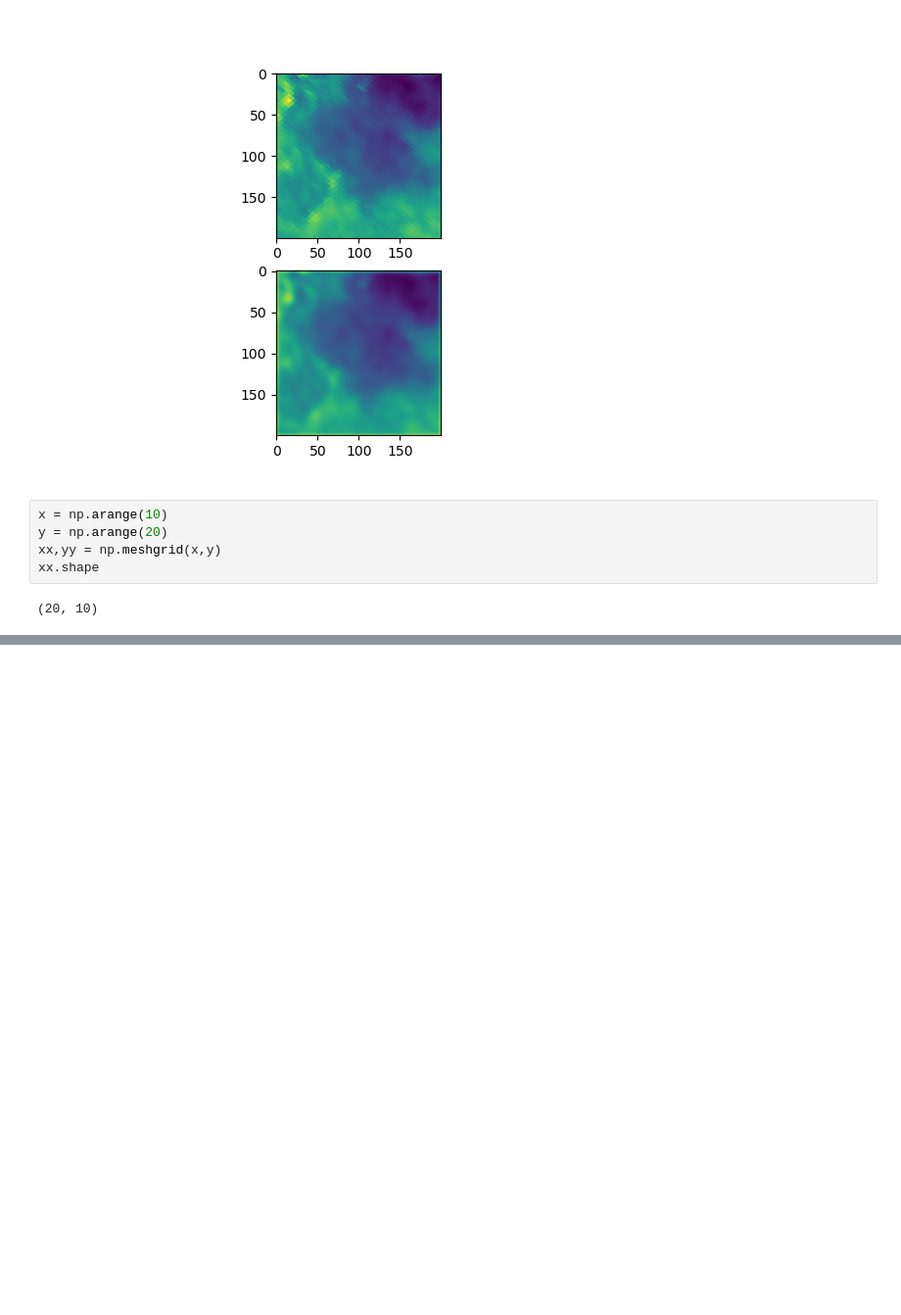
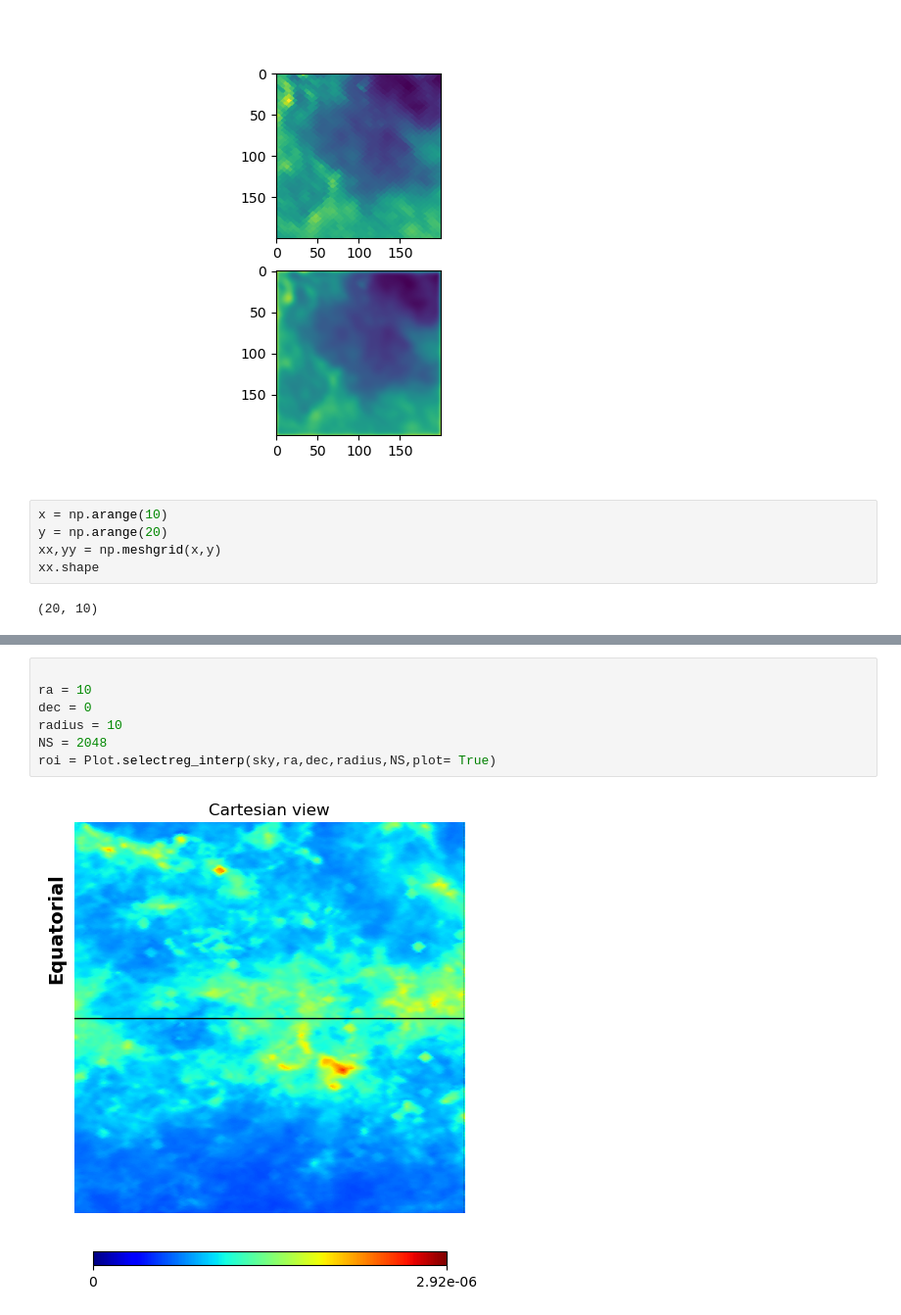
Before and after one commit to Eduard-2001/SimulateGammaRaySource, a Jupyter notebook: Simulation/whatever.ipynb, the cells around one changed output, grey strips where cells are left out. Shown at 98% size. Cells and saved outputs as stored; diff of their text form; blank space fills up the shorter version.

```diff
--- a/Simulation/whatever.ipynb
+++ b/Simulation/whatever.ipynb
@@ -64,0 +84,9 @@ xx.shape
+# %%
+
+ra = 10
+dec = 0
+radius = 10
+NS = 2048
+roi = Plot.selectreg_interp(sky,ra,dec,radius,NS,plot= True)
+# %% [output]
+[figure, added]
```
Also changed, not shown: parts of 4 cells of this notebook, 6 other files.
